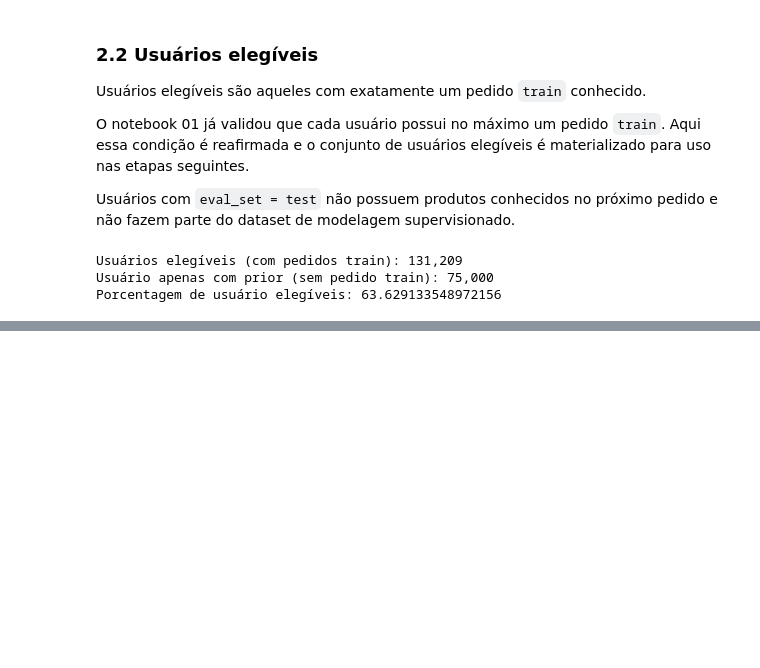
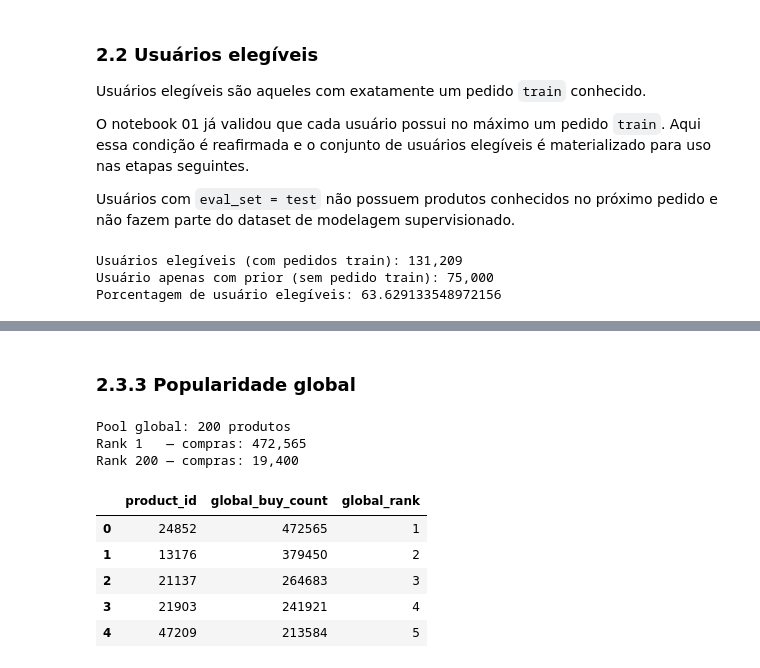
Before and after one commit to helioneto3108/mlp-market-recommender-system, a Jupyter notebook: notebooks/03-feature-engineering.ipynb, the cells around one changed output, grey strips where cells are left out. Saved outputs shown, nothing was run; the diff lists cells and outputs as text; code cells hidden in the pictures; blank space fills up the shorter version.

```diff
--- a/notebooks/03-feature-engineering.ipynb
+++ b/notebooks/03-feature-engineering.ipynb
@@ -381,0 +407,37 @@ Teto de recall da estratégia v1:           59.86%
+# %% [markdown]
+### 2.3.3 Popularidade global
+# %%
+GLOBAL_POOL_SIZE = 200
+
+global_popularity = (
+    df_prior
+    .groupby('product_id')
+    .size()
+    .reset_index(name = 'global_buy_count')
+    .sort_values('global_buy_count', ascending = False)
+    .head(GLOBAL_POOL_SIZE)
+    .reset_index(drop = True)
+    .assign(global_rank = lambda d: range(1, len(d) + 1))
+)
+
+assert len(global_popularity) == GLOBAL_POOL_SIZE, (
+    f"Pool global tem {len(global_popularity)} produtos, esperado {GLOBAL_POOL_SIZE}."
+)
+assert global_popularity['product_id'].is_unique, (
+    "Produtos duplicados no pool global."
+)
+
+print(f"Pool global: {len(global_popularity):,} produtos")
+print(f"Rank 1   — compras: {global_popularity['global_buy_count'].iloc[0]:,}")
+print(f"Rank {GLOBAL_POOL_SIZE} — compras: {global_popularity['global_buy_count'].iloc[-1]:,}")
+global_popularity.head()
+# %% [output]
+Pool global: 200 produtos
+Rank 1   — compras: 472,565
+Rank 200 — compras: 19,400
+|  | product_id | global_buy_count | global_rank |
+| 0 | 24852 | 472565 | 1 |
+| 1 | 13176 | 379450 | 2 |
+| 2 | 21137 | 264683 | 3 |
+| 3 | 21903 | 241921 | 4 |
+| 4 | 47209 | 213584 | 5 |
```
Also changed, not shown: parts of 39 cells of this notebook.
